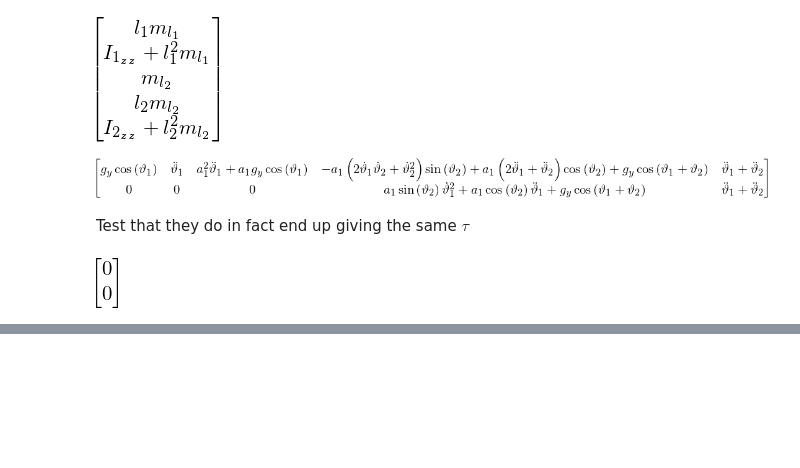
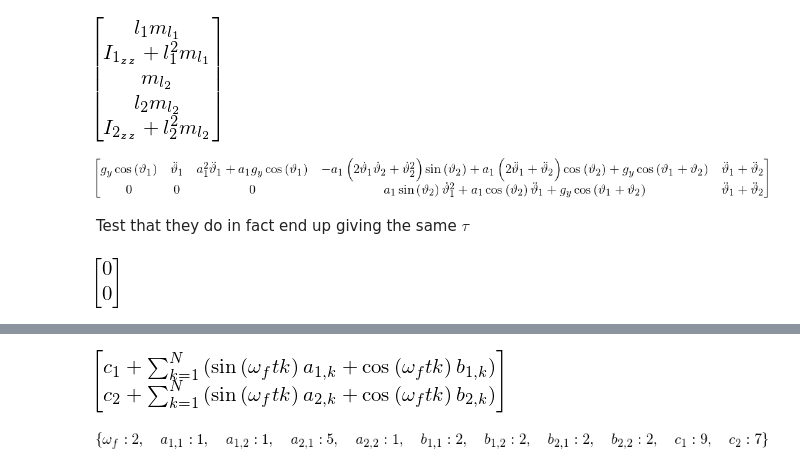
Before and after one commit to kschwan/twolink, a Jupyter notebook: twolink.ipynb, the cells around one changed output, grey strips where cells are left out. Saved outputs shown, nothing was run; the diff lists cells and outputs as text; code cells hidden in the pictures; blank space fills up the shorter version.

```diff
--- a/twolink.ipynb
+++ b/twolink.ipynb
@@ -415,0 +434,23 @@ sym.simplify(tau_test2 - tau_test1.subs({gx:0}))
+# %%
+N = sym.symbols('N', integer=True)
+i, k = sym.symbols('i, k', cls=sym.Idx)
+t, wf = sym.symbols('t, omega_f', real=True)
+a = sym.IndexedBase('a')
+b = sym.IndexedBase('b')
+c = sym.IndexedBase('c')
+# %%
+q_i = c[i] + sym.Sum(a[i,k]*sym.sin(k*wf*t) + b[i,k]*sym.cos(k*wf*t), (k,1,N))
+q = sym.Matrix([q_i.subs({i: j}) for j in range(1,3)])
+q
+# %% [output]
+[figure, added]
+# %%
+subz = {wf: 2}
+subz.update({a[1,j+1]: x for j, x in enumerate([1, 1])})
+subz.update({a[2,j+1]: x for j, x in enumerate([5, 1])})
+subz.update({b[1,j+1]: x for j, x in enumerate([2, 2])})
+subz.update({b[2,j+1]: x for j, x in enumerate([2, 2])})
+subz.update({c[j+1]: x for j, x in enumerate([9, 7])})
+subz
+# %% [output]
+[figure, added]
```
Also changed, not shown: parts of 16 cells of this notebook.
